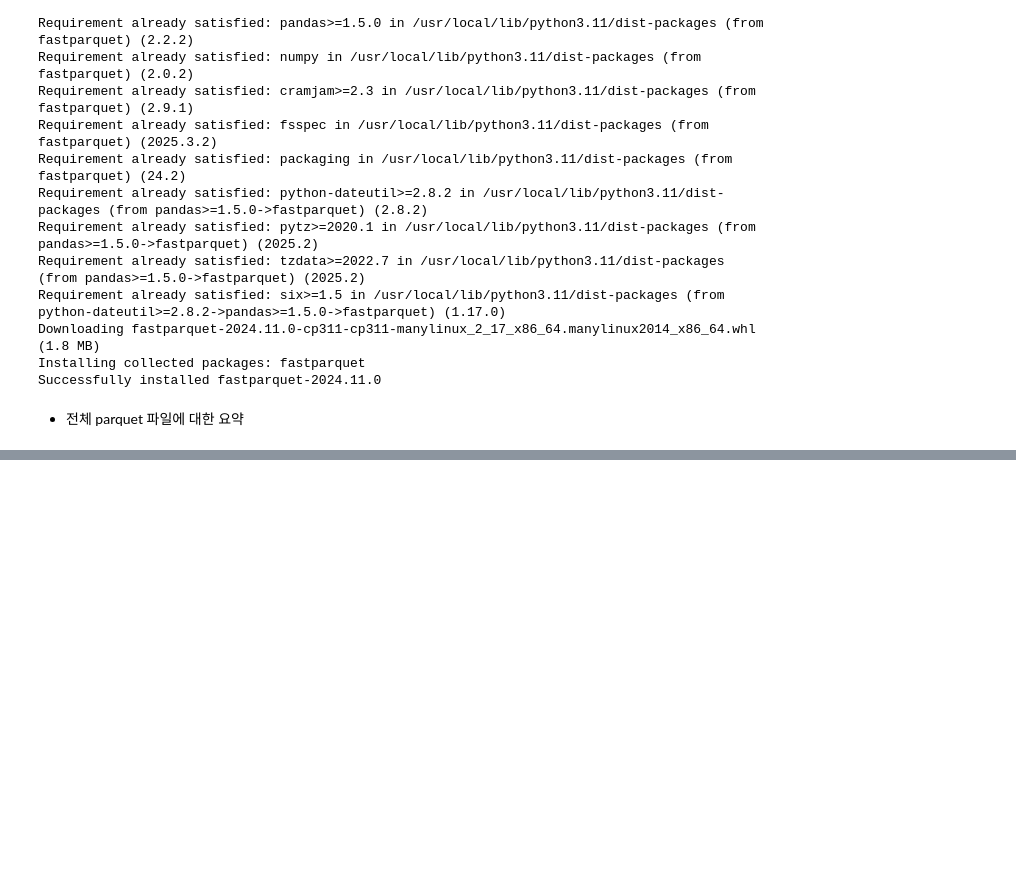
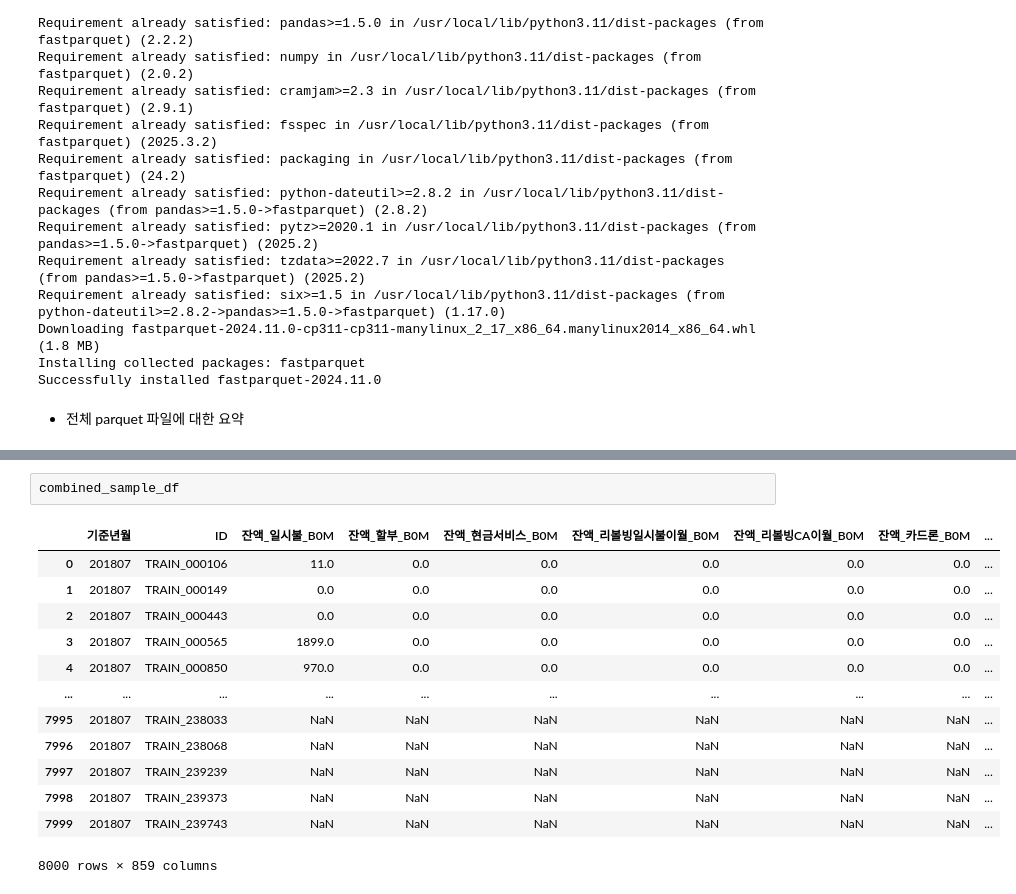
Before and after one commit to BinarySstar/Credit-Card-Segment-Classfication, a Jupyter notebook: Credit_Card_Segment_Classfication.ipynb, the cells around one changed output, grey strips where cells are left out. Cells and saved outputs as stored; diff of their text form; blank space fills up the shorter version.

```diff
--- a/Credit_Card_Segment_Classfication.ipynb
+++ b/Credit_Card_Segment_Classfication.ipynb
@@ -339,0 +309,16 @@ KeyboardInterrupt:
+# %%
+combined_sample_df
+# %% [output]
+|  | 기준년월 | ID | 잔액_일시불_B0M | 잔액_할부_B0M | 잔액_현금서비스_B0M | 잔액_리볼빙일시불이월_B0M | 잔액_리볼빙CA이월_B0M | 잔액_카드론_B0M | ... |
+| 0 | 201807 | TRAIN_000106 | 11.0 | 0.0 | 0.0 | 0.0 | 0.0 | 0.0 | ... |
+| 1 | 201807 | TRAIN_000149 | 0.0 | 0.0 | 0.0 | 0.0 | 0.0 | 0.0 | ... |
+| 2 | 201807 | TRAIN_000443 | 0.0 | 0.0 | 0.0 | 0.0 | 0.0 | 0.0 | ... |
+| 3 | 201807 | TRAIN_000565 | 1899.0 | 0.0 | 0.0 | 0.0 | 0.0 | 0.0 | ... |
+| 4 | 201807 | TRAIN_000850 | 970.0 | 0.0 | 0.0 | 0.0 | 0.0 | 0.0 | ... |
+| ... | ... | ... | ... | ... | ... | ... | ... | ... | ... |
+| 7995 | 201807 | TRAIN_238033 | NaN | NaN | NaN | NaN | NaN | NaN | ... |
+| 7996 | 201807 | TRAIN_238068 | NaN | NaN | NaN | NaN | NaN | NaN | ... |
+| 7997 | 201807 | TRAIN_239239 | NaN | NaN | NaN | NaN | NaN | NaN | ... |
+| 7998 | 201807 | TRAIN_239373 | NaN | NaN | NaN | NaN | NaN | NaN | ... |
+| 7999 | 201807 | TRAIN_239743 | NaN | NaN | NaN | NaN | NaN | NaN | ... |
+8000 rows × 859 columns
```
Also changed, not shown: parts of 12 cells of this notebook.
